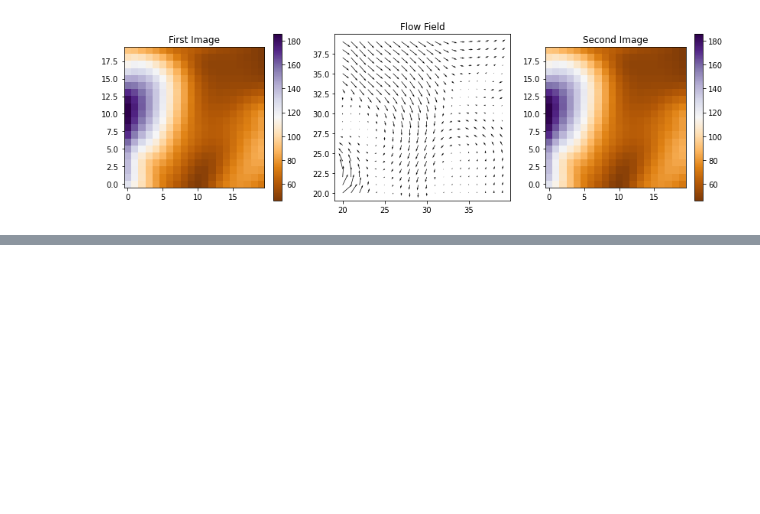
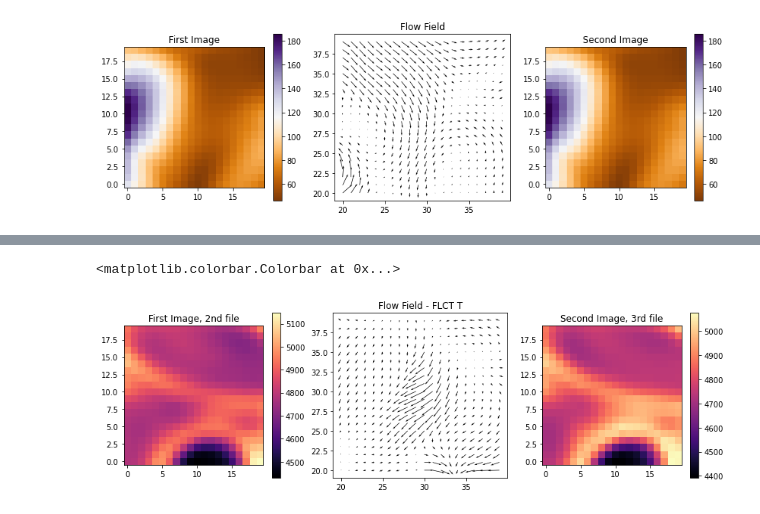
Before and after one commit to TheodoreKostic/Tracking_features, a Jupyter notebook: COBOL_TIME.ipynb, the cells around one changed output, grey strips where cells are left out. Drawn from its saved outputs; the diff is of its cells as text; code cells hidden in the pictures; blank space fills up the shorter version.

```diff
--- a/COBOL_TIME.ipynb
+++ b/COBOL_TIME.ipynb
@@ -307,0 +357,38 @@ plt.colorbar()
+# %%
+image_f = cube[2,:,:]
+image_ff = cube[3,:,:]
+
+i_start = 20
+i_end = 40
+j_start = 20
+j_end = 40
+
+vel_xt, vel_yt, vmt = pyflct.flct(image_f, image_ff, 1*30, 1*50, 5.0) # sigma promenjeno
+
+# But first we need to create a meshgrid on which the flow field will be plotted - prvi pokusaj
+X = np.arange(0, 100, 1)
+Y = np.arange(0, 100, 1)
+U, V = np.meshgrid(X, Y)
+
+# Plotting the first image
+fig = plt.figure(figsize=(14, 4))
+
+ax1 = fig.add_subplot(131)
+plt.imshow(image_f[i_start:i_end, j_start:j_end], origin="lower", cmap='magma')
+plt.colorbar()
+ax1.set_title("First Image, 2nd file")
+
+# Plot the 2D flow field
+ax2 = fig.add_subplot(132)
+ax2.quiver(U[i_start:i_end, j_start:j_end], V[i_start:i_end, j_start:j_end], \
+           vel_x[i_start:i_end, j_start:j_end], vel_y[i_start:i_end, j_start:j_end])
+ax2.set_title("Flow Field - FLCT T")
+
+# Plot the shifted image
+ax3 = fig.add_subplot(133)
+plt.imshow(image_ff[i_start:i_end, j_start:j_end], origin="lower", cmap='magma')
+ax3.set_title("Second Image, 3rd file")
+plt.colorbar()
+# %% [output]
+<matplotlib.colorbar.Colorbar at 0x...>
+[figure, added]
```
Also changed, not shown: parts of 13 cells of this notebook, 1 other file.
